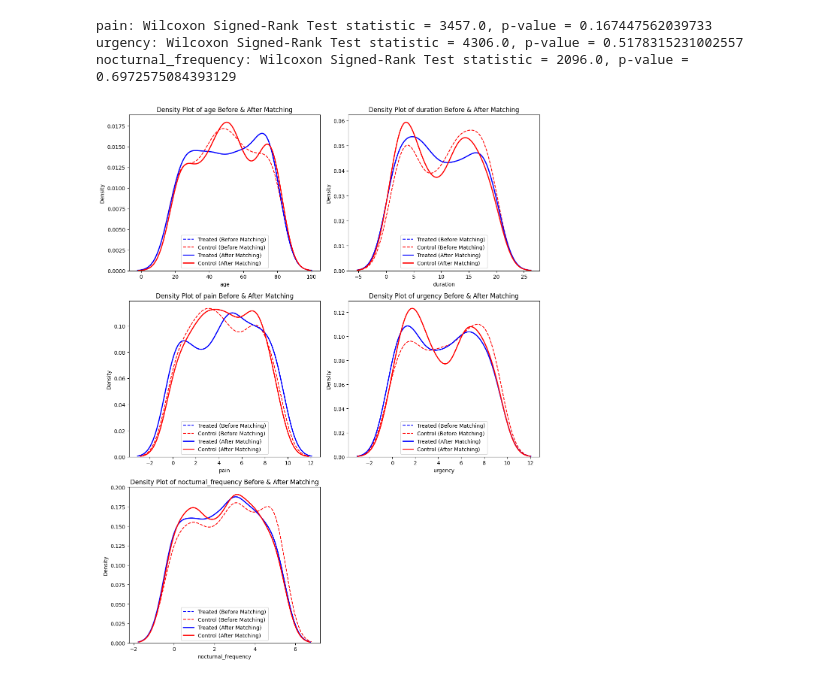
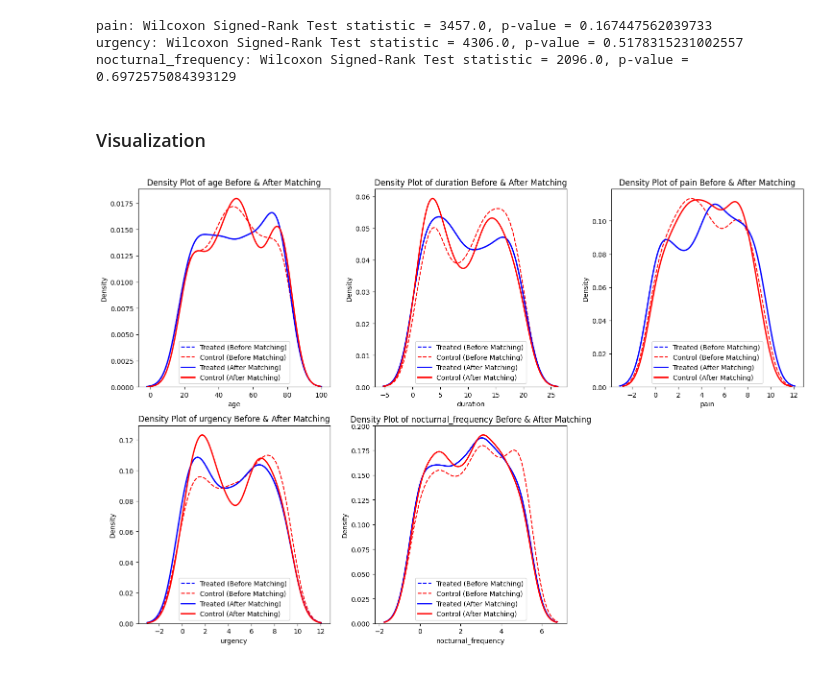
Before and after one commit to intrep11d/Assignment_1_Data_Analytics, a Jupyter notebook: assignment.ipynb, the cells around one changed output. Saved outputs shown, nothing was run; the diff lists cells and outputs as text; code cells hidden in the pictures.

Commit message:
modified/clean-up
- cleaned up warnings
- collated graphs
- added control group for the box plots

```diff
--- a/assignment.ipynb
+++ b/assignment.ipynb
@@ -105,38 +114,40 @@ for col in outcome_columns:
 pain: Wilcoxon Signed-Rank Test statistic = 3457.0, p-value = 0.167447562039733
 urgency: Wilcoxon Signed-Rank Test statistic = 4306.0, p-value = 0.5178315231002557
 nocturnal_frequency: Wilcoxon Signed-Rank Test statistic = 2096.0, p-value = 0.6972575084393129
+# %% [markdown]
+### Visualization
 # %%
 import matplotlib.pyplot as plt
 import seaborn as sns
 import math
 
 def plot_covariate_distributions(treated, control, matched_treated, matched_control, covariates):
     num_covs = len(covariates)
-    cols = 2  # Two columns
-    rows = math.ceil(num_covs / cols)  # Compute rows based on the number of covariates
+    cols = 3  # Set to 3 columns
+    rows = math.ceil(num_covs / cols)  # Compute rows based on number of covariates
 
-    fig, axes = plt.subplots(rows, cols, figsize=(12, 5 * rows))  # Adjust figure size
-    axes = axes.flatten()  # Flatten in case of 1D index issues
+    fig, axes = plt.subplots(rows, cols, figsize=(15, 5 * rows))  # Adjust figure size
+    axes = axes.flatten()  # Flatten for easier indexing
 
     for i, cov in enumerate(covariates):
         ax = axes[i]  # Select subplot
 
         sns.kdeplot(treated[cov], label="Treated (Before Matching)", color="blue", linestyle="--", ax=ax)
         sns.kdeplot(control[cov], label="Control (Before Matching)", color="red", linestyle="--", ax=ax)
         sns.kdeplot(matched_treated[cov], label="Treated (After Matching)", color="blue", linewidth=2, ax=ax)
         sns.kdeplot(matched_control[cov], label="Control (After Matching)", color="red", linewidth=2, ax=ax)
 
         ax.set_title(f"Density Plot of {cov} Before & After Matching")
         ax.legend()
 
-    # Hide any unused subplots (if num_covs is odd)
+    # Hide any unused subplots (if num_covs is not a multiple of 3)
     for j in range(i + 1, len(axes)):
         fig.delaxes(axes[j])
 
     plt.tight_layout()  # Adjust layout to prevent overlapping
     plt.show()
 
 # Call function
 plot_covariate_distributions(treated, control, matched_treated, matched_control, covariates)
 # %% [output]
-[figure, old version]
+[figure, new version]
```
Also changed, not shown: parts of 6 cells of this notebook.
